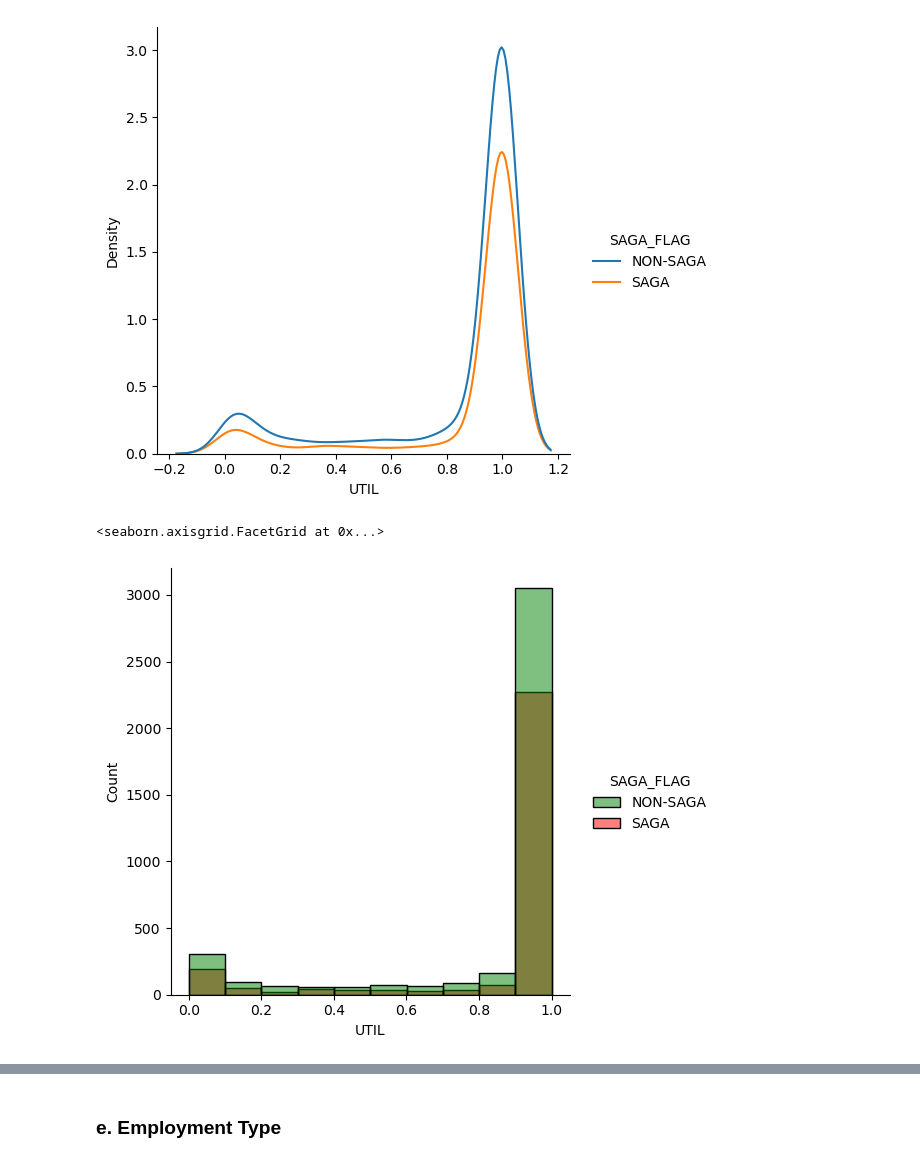
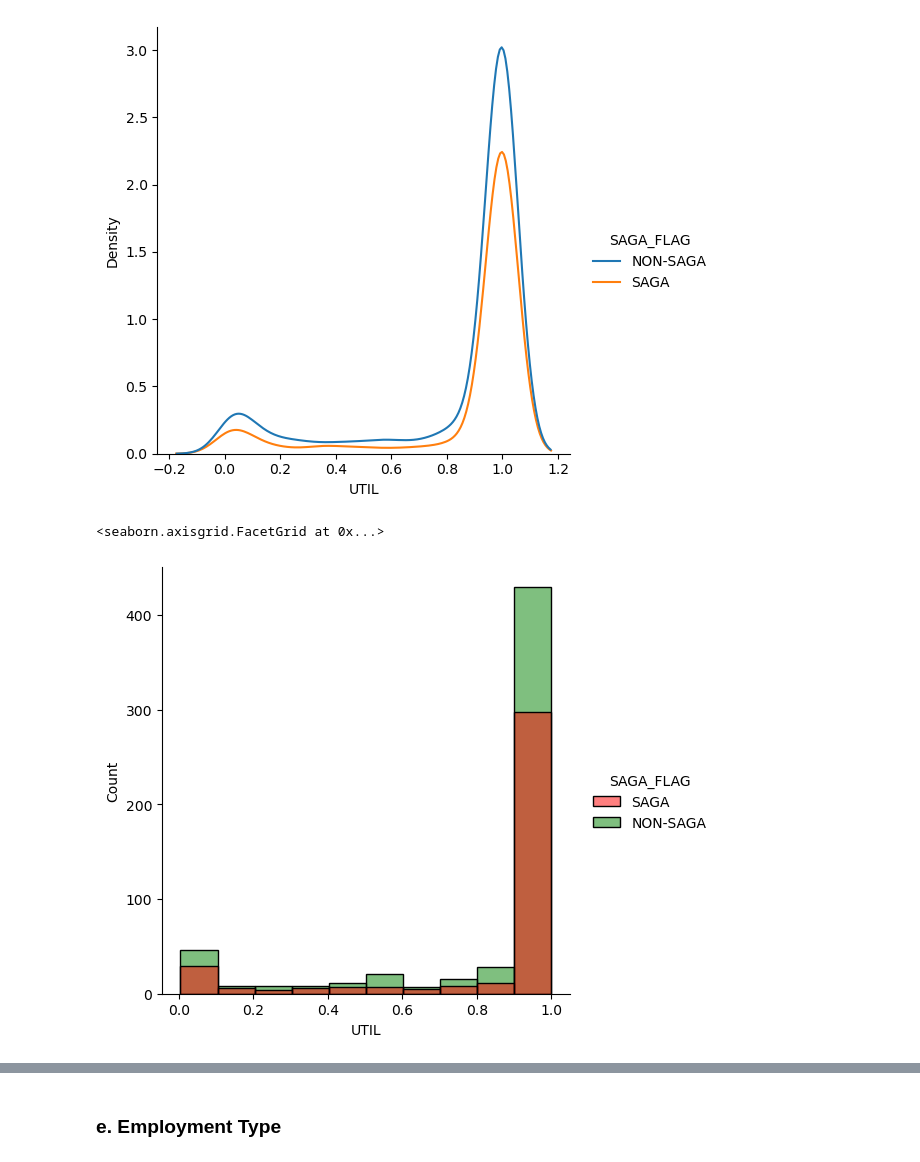
Before and after one commit to Sinxisx/Credit-Card-Analysis, a Jupyter notebook: Scratch.ipynb, the cells around one changed output, grey strips where cells are left out. Drawn from its saved outputs; the diff is of its cells as text; code cells hidden in the pictures.

```diff
--- a/Scratch.ipynb
+++ b/Scratch.ipynb
@@ -164,6 +149,9 @@ MLs.to_pickle(r'D:\Work\SAGA CC Bad Debt\Data\ML_2311-2410_New.pkl')
 # %%
 # read df as pickle
 MLs = pd.read_pickle(r'D:\Work\SAGA CC Bad Debt\Data\ML_2311-2410_New.pkl')
+# %%
+# fix CC status
+MLs['CC_STATUS']=MLs.apply(lambda x: 'PERFORMING' if x['PASTDUE_DAYS']==0 else 'GRACE PERIOD' if x['PASTDUE_DAYS']<30 else 'DELINQUENT', axis=1)
 # %% [markdown]
 ## 1. By Account
 # %%
@@ -1320,11 +1307,11 @@ sns.boxplot(data=MLs[(MLs['CC_STATUS']=='DELINQUENT') & (MLs['UTIL']<=1)], x="BA
 [figure]
 # %%
 # plot utilizatiuon histogram for delinquents by SAGA_FLAG
-sns.displot(MLs[(MLs['CC_STATUS']=='DELINQUENT') & (MLs['UTIL']<=1)].sort(), x='UTIL', hue='SAGA_FLAG', binwidth=0.1,
+sns.displot(MLs[(MLs['CC_STATUS']=='DELINQUENT') & (MLs['UTIL']<=1) & (MLs['BASE_DT']=='20241031')].sort_values('SAGA_FLAG', ascending=False), x='UTIL', hue='SAGA_FLAG', binwidth=0.1,
             palette={'SAGA':'r','NON-SAGA':'g'})
 # %% [output]
 <seaborn.axisgrid.FacetGrid at 0x...>
-[figure, old version]
+[figure, new version]
 # %%
 # # plot utilizatiuon kde for performers by SAGA_FLAG
 # sns.displot(MLs[(MLs['CC_STATUS']=='PERFORMING') & (MLs['UTIL']<=1)], x='UTIL', hue='SAGA_FLAG', kind='kde')
```
Also changed, not shown: parts of 22 cells of this notebook, 2 other files.
